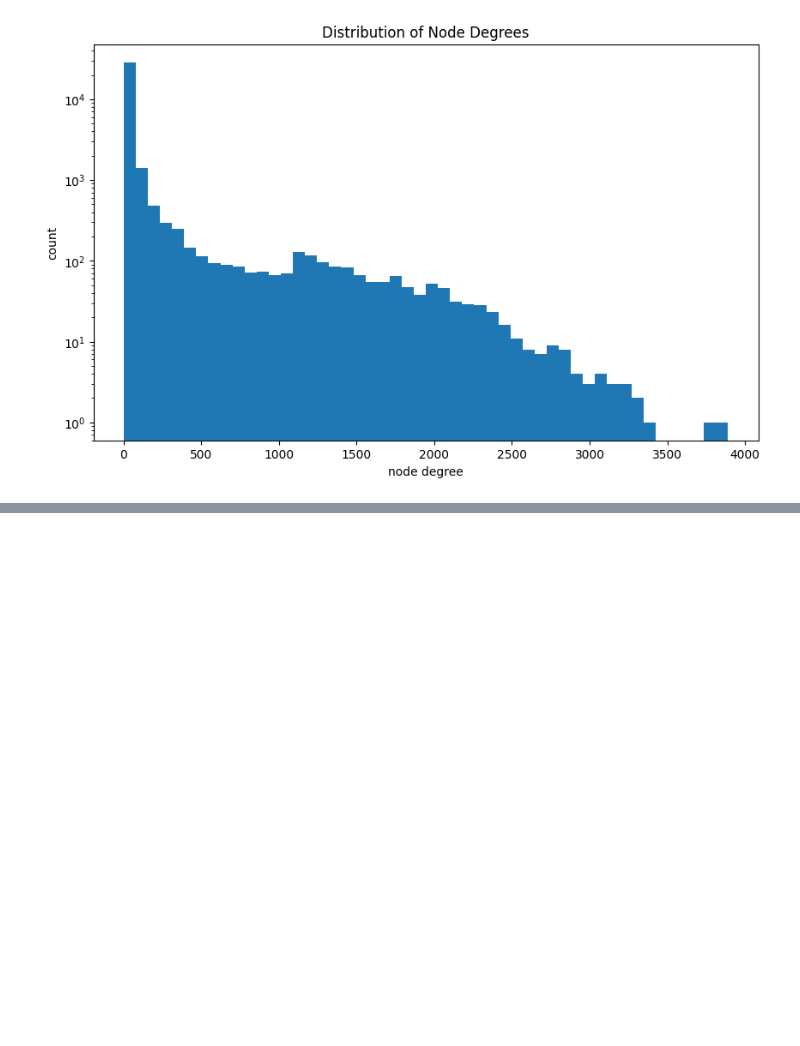
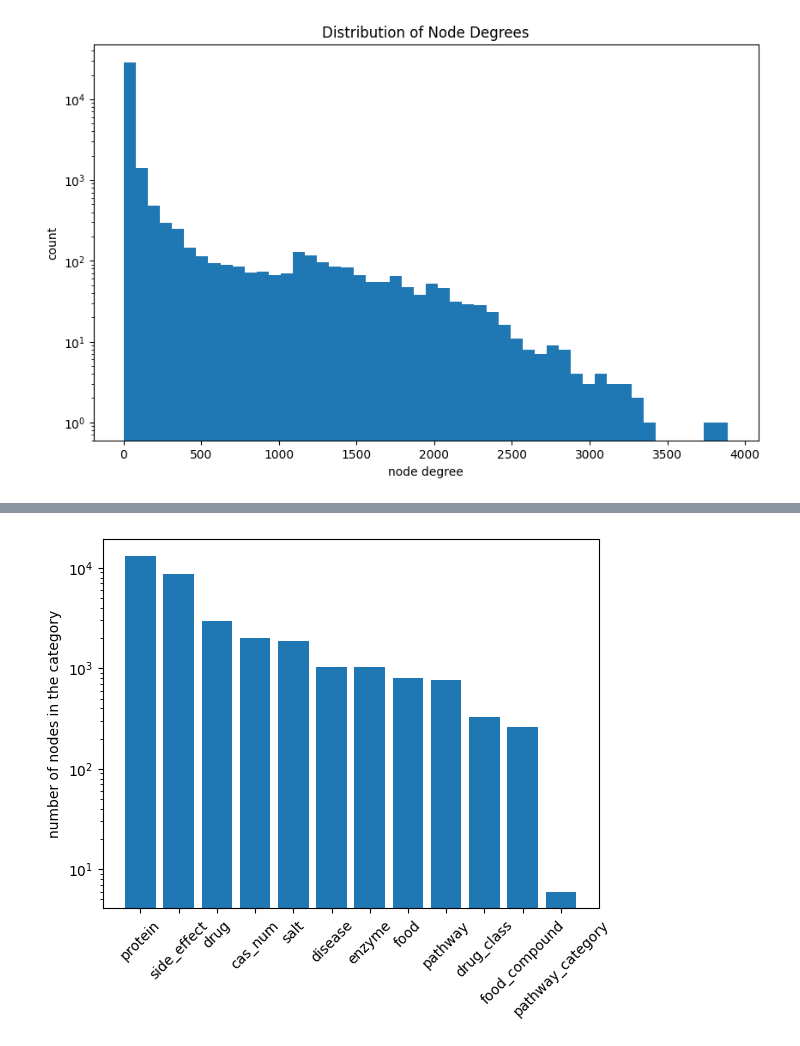
Before and after one commit to marketakrenkova/drug-interaction-prediction, a Jupyter notebook: data_processing/analysis.ipynb, the cells around one changed output, grey strips where cells are left out. Drawn from its saved outputs; the diff is of its cells as text; code cells hidden in the pictures; blank space fills up the shorter version.

```diff
--- a/data_processing/analysis.ipynb
+++ b/data_processing/analysis.ipynb
@@ -334,0 +383,11 @@ plt.show()
+# %%
+counts = nodes_df_grouped['count'].values
+node_types = nodes_df_grouped.index
+
+plt.bar(node_types, counts)
+plt.xticks(rotation = 45)
+plt.yscale('log')
+plt.ylabel('number of nodes in the category')
+plt.show()
+# %% [output]
+[figure, added]
```
Also changed, not shown: parts of 10 cells of this notebook, 3 other files.
